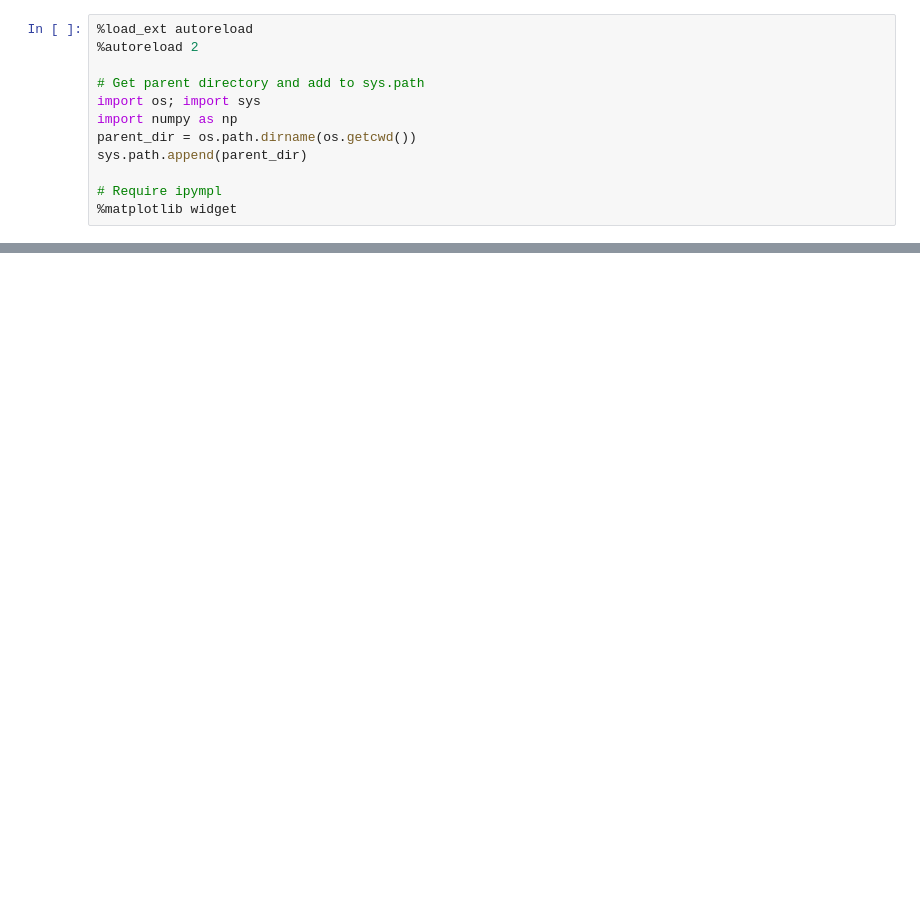
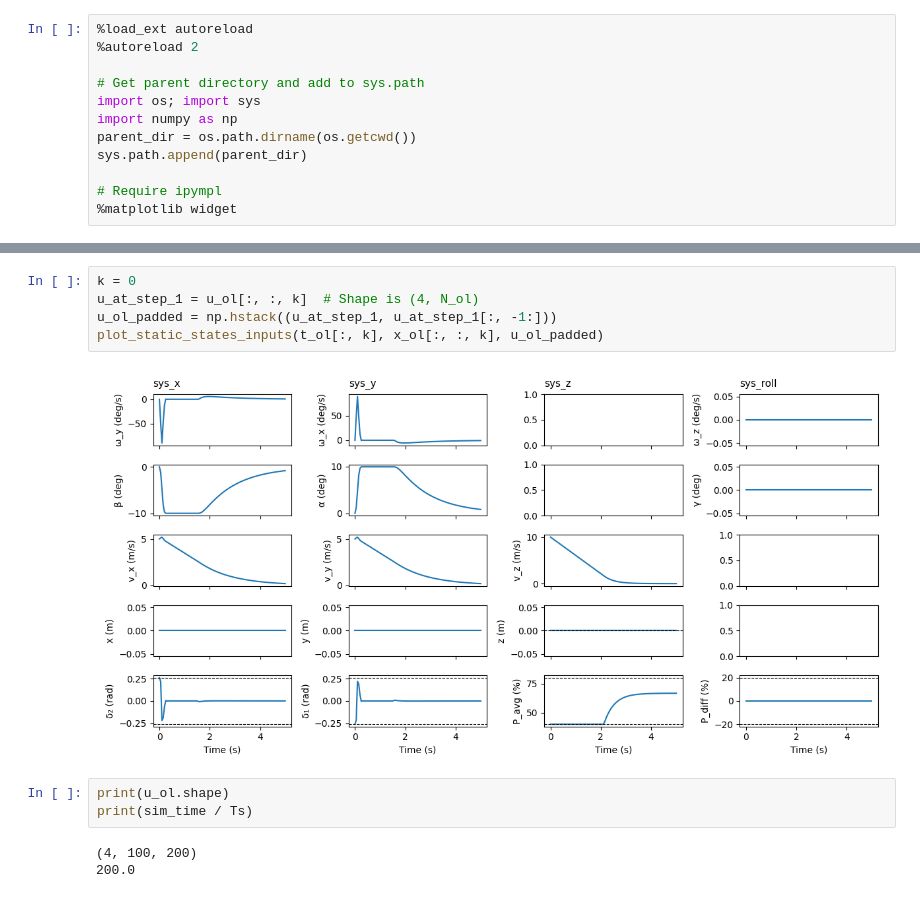
Before and after one commit to VincentEllenrieder/MPC-project-groupBS, a Jupyter notebook: project/Deliverable_5_1/Deliverable_5_1.ipynb, the cells around one changed output, grey strips where cells are left out. Cells and saved outputs as stored; diff of their text form; blank space fills up the shorter version.

```diff
--- a/project/Deliverable_5_1/Deliverable_5_1.ipynb
+++ b/project/Deliverable_5_1/Deliverable_5_1.ipynb
@@ -41,0 +180,13 @@ chachachahss
+# %%
+k = 0
+u_at_step_1 = u_ol[:, :, k]  # Shape is (4, N_ol)
+u_ol_padded = np.hstack((u_at_step_1, u_at_step_1[:, -1:]))
+plot_static_states_inputs(t_ol[:, k], x_ol[:, :, k], u_ol_padded)
+# %% [output]
+[figure, added]
+# %%
+print(u_ol.shape)
+print(sim_time / Ts)
+# %% [output]
+(4, 100, 200)
+200.0
```
Also changed, not shown: parts of 11 cells of this notebook, 7 other files.
